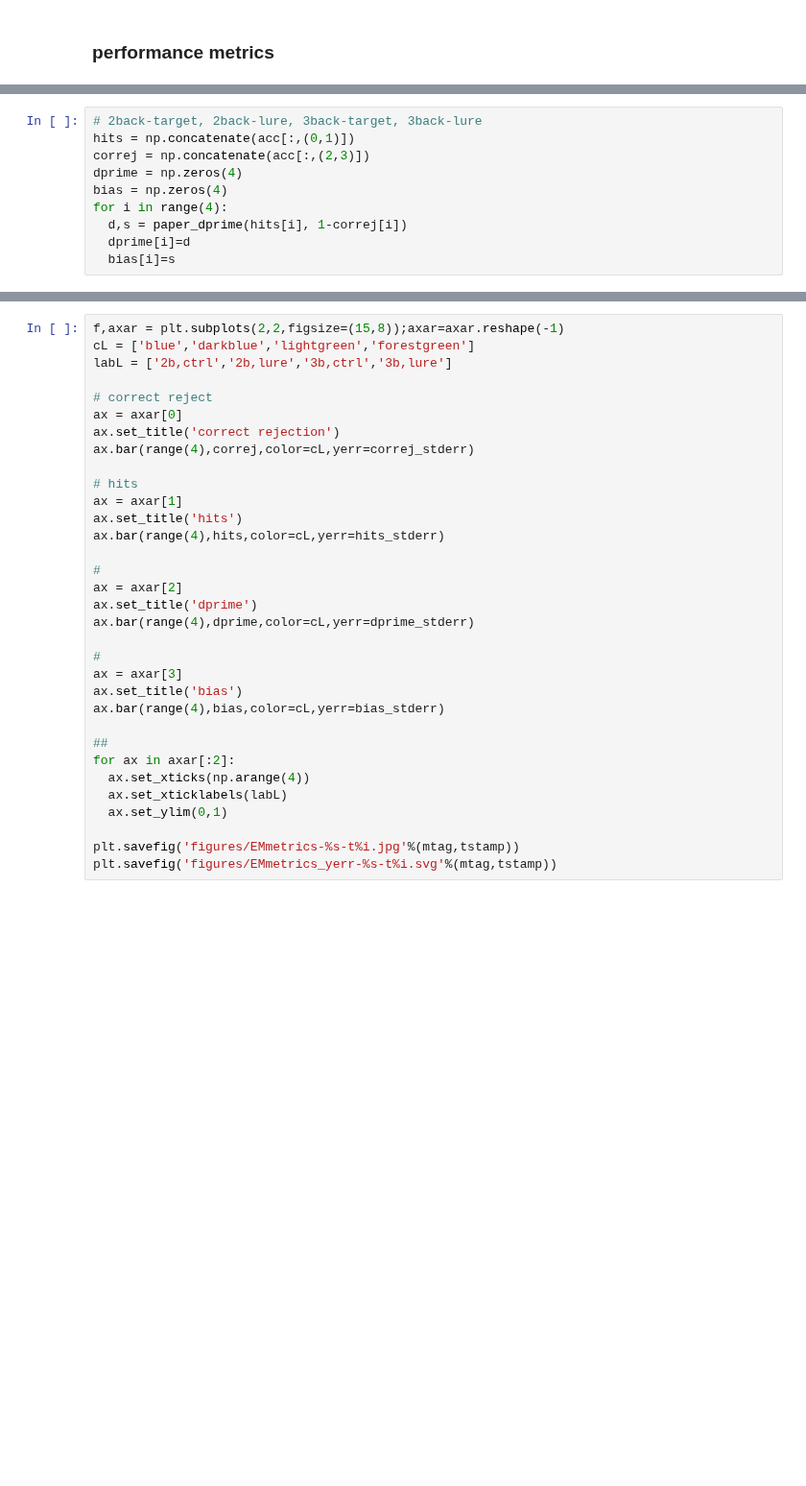
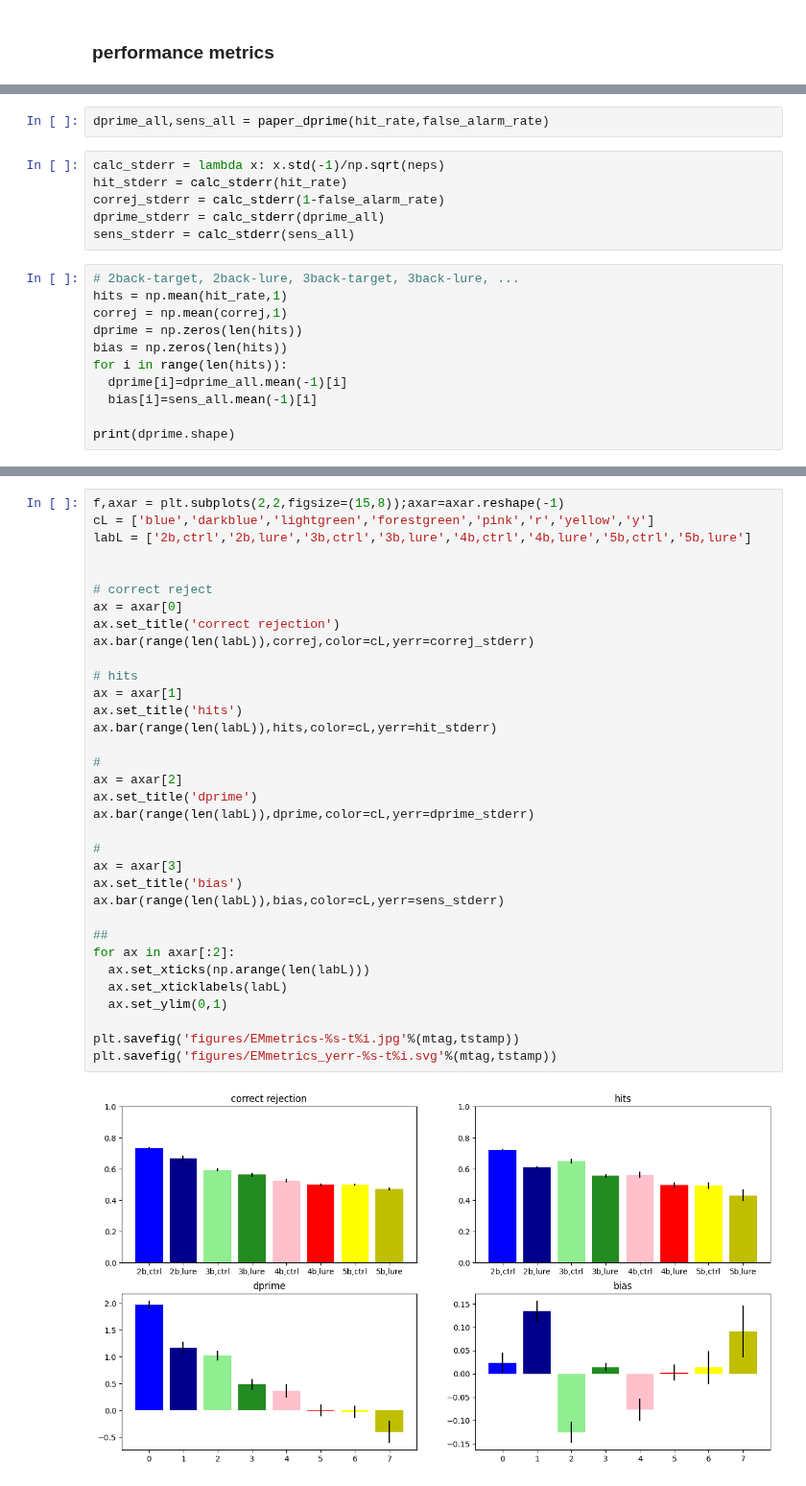
Before and after one commit to andrebeu/nback-paper, a Jupyter notebook: runEM-barplts.ipynb, the cells around one changed output, grey strips where cells are left out. Shown at 96% size. Cells and saved outputs as stored; diff of their text form; blank space fills up the shorter version.

Commit message:
add 5back plts

```diff
--- a/runEM-barplts.ipynb
+++ b/runEM-barplts.ipynb
@@ -41,10 +75,19 @@ bias_stderr = s.std(-1)/np.sqrt(neps)
+# %%
+dprime_all,sens_all = paper_dprime(hit_rate,false_alarm_rate)
+# %%
+calc_stderr = lambda x: x.std(-1)/np.sqrt(neps)
+hit_stderr = calc_stderr(hit_rate)
+correj_stderr = calc_stderr(1-false_alarm_rate)
+dprime_stderr = calc_stderr(dprime_all)
+sens_stderr = calc_stderr(sens_all)
 # %%
-# 2back-target, 2back-lure, 3back-target, 3back-lure
-hits = np.concatenate(acc[:,(0,1)])
-correj = np.concatenate(acc[:,(2,3)])
-dprime = np.zeros(4)
-bias = np.zeros(4)
-for i in range(4):
-  d,s = paper_dprime(hits[i], 1-correj[i])
-  dprime[i]=d
-  bias[i]=s
+# 2back-target, 2back-lure, 3back-target, 3back-lure, ...
+hits = np.mean(hit_rate,1)
+correj = np.mean(correj,1)
+dprime = np.zeros(len(hits))
+bias = np.zeros(len(hits))
+for i in range(len(hits)):
+  dprime[i]=dprime_all.mean(-1)[i]
+  bias[i]=sens_all.mean(-1)[i]
+
+print(dprime.shape)
@@ -51,33 +128,36 @@ for i in range(4):
 # %%
 f,axar = plt.subplots(2,2,figsize=(15,8));axar=axar.reshape(-1)
-cL = ['blue','darkblue','lightgreen','forestgreen']
-labL = ['2b,ctrl','2b,lure','3b,ctrl','3b,lure']
+cL = ['blue','darkblue','lightgreen','forestgreen','pink','r','yellow','y']
+labL = ['2b,ctrl','2b,lure','3b,ctrl','3b,lure','4b,ctrl','4b,lure','5b,ctrl','5b,lure']
+
 
 # correct reject
 ax = axar[0]
 ax.set_title('correct rejection')
-ax.bar(range(4),correj,color=cL,yerr=correj_stderr)
+ax.bar(range(len(labL)),correj,color=cL,yerr=correj_stderr)
 
 # hits
 ax = axar[1]
 ax.set_title('hits')
-ax.bar(range(4),hits,color=cL,yerr=hits_stderr)
+ax.bar(range(len(labL)),hits,color=cL,yerr=hit_stderr)
 
 #
 ax = axar[2]
 ax.set_title('dprime')
-ax.bar(range(4),dprime,color=cL,yerr=dprime_stderr)
+ax.bar(range(len(labL)),dprime,color=cL,yerr=dprime_stderr)
 
 #
 ax = axar[3]
 ax.set_title('bias')
-ax.bar(range(4),bias,color=cL,yerr=bias_stderr)
+ax.bar(range(len(labL)),bias,color=cL,yerr=sens_stderr)
 
 ##
 for ax in axar[:2]:
-  ax.set_xticks(np.arange(4))
+  ax.set_xticks(np.arange(len(labL)))
   ax.set_xticklabels(labL)
   ax.set_ylim(0,1)
 
 plt.savefig('figures/EMmetrics-%s-t%i.jpg'%(mtag,tstamp))
 plt.savefig('figures/EMmetrics_yerr-%s-t%i.svg'%(mtag,tstamp))
+# %% [output]
+[figure, added]
```
Also changed, not shown: parts of 8 cells of this notebook.
